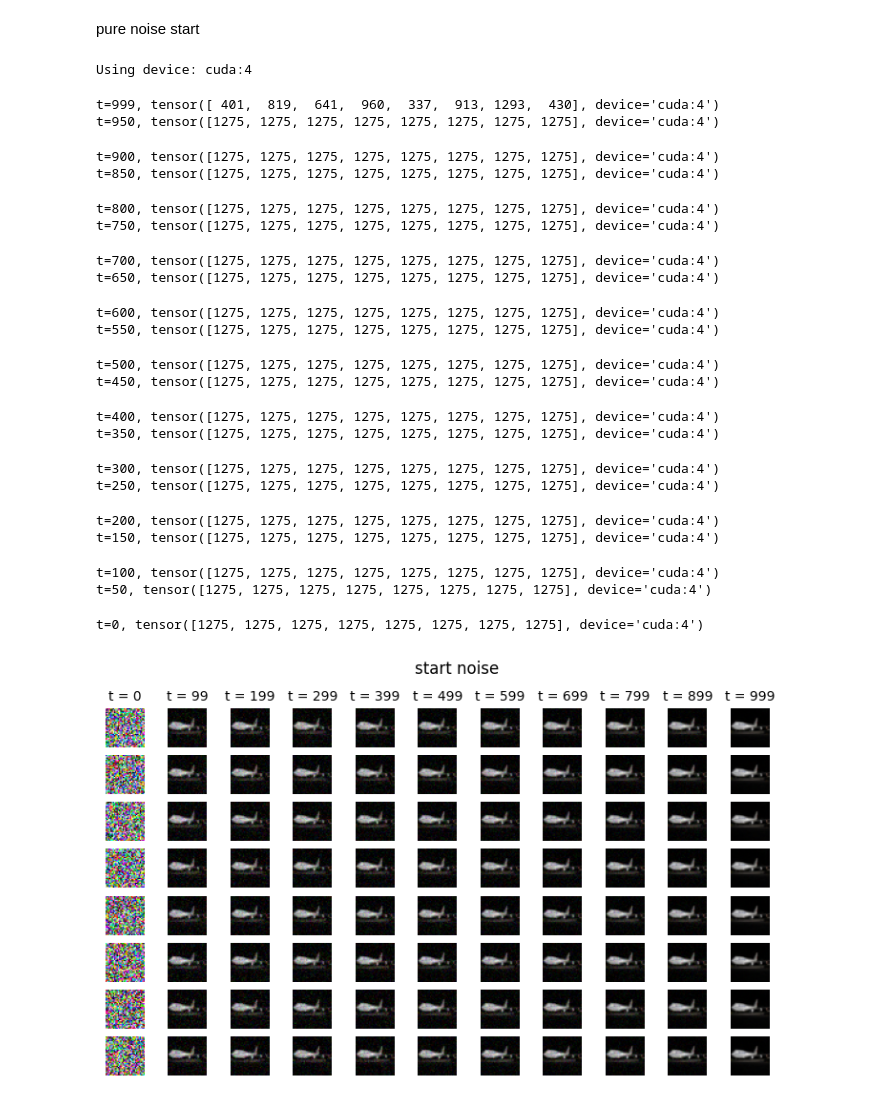
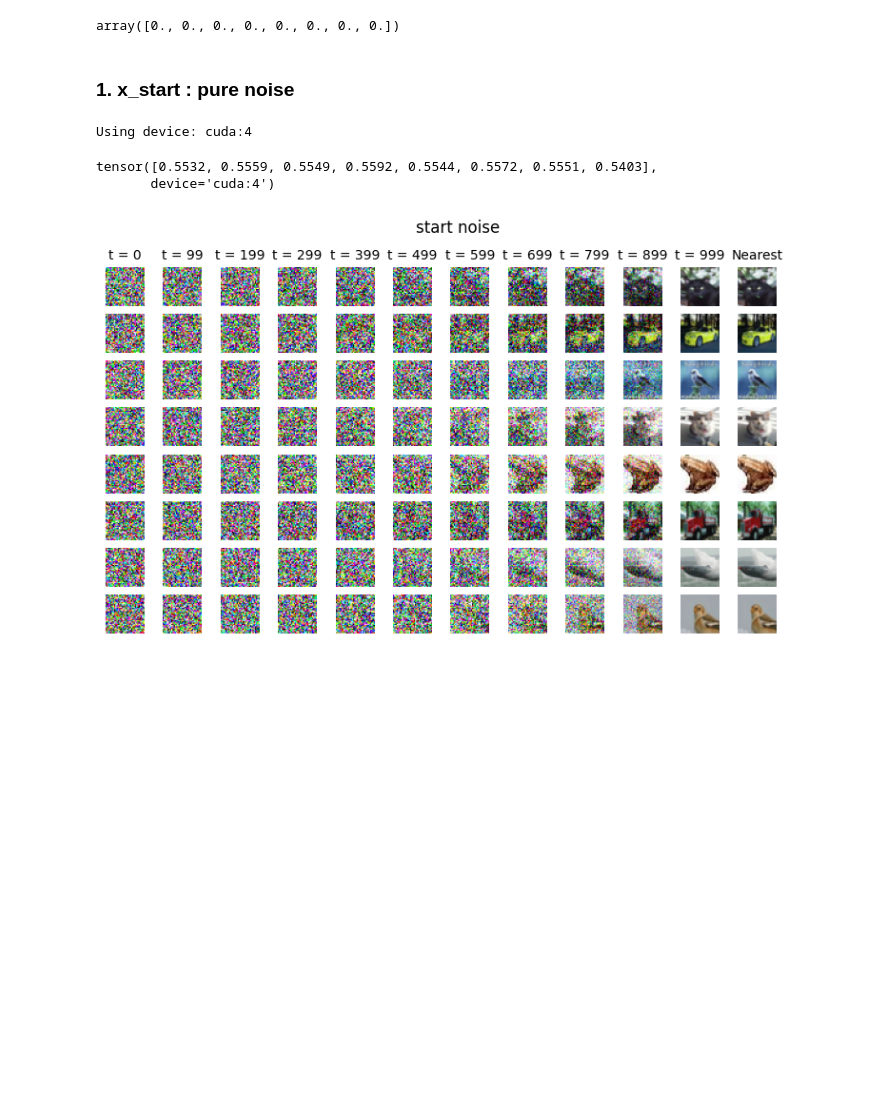
Before and after one commit to Shutian-Liang/score-closed, a Jupyter notebook: notebooks/sampling.ipynb, the cells around one changed output. Cells and saved outputs as stored; diff of their text form; code cells hidden in the pictures; blank space fills up the shorter version.

```diff
--- a/notebooks/sampling.ipynb
+++ b/notebooks/sampling.ipynb
@@ -5,6 +6,12 @@ import numpy as np
 sys.path.append(os.path.abspath(os.path.join(os.getcwd(), '..')))
 from utils.utils import Namespace, set_weights
 from src.score_solution import reverse_sde
+# %%
+dis = np.array([])
+dis = np.append(dis, np.zeros(8))
+dis
+# %% [output]
+array([0., 0., 0., 0., 0., 0., 0., 0.])
 # %%
 def normalize(imgs):
     """
@@ -15,12 +22,30 @@ def normalize(imgs):
     imgs = np.clip(imgs, 0, 1)
     return imgs
 
-def show_images(images, args, sde ):
+def find_nearest_neighbors_manual(query_images, database_images):
+    """
+    L2  distance for computing
+    """
+    q = query_images.unsqueeze(1)
+    d = database_images.unsqueeze(0)
+
+    dist_sq = torch.sum((q - d) ** 2, dim=(2, 3, 4))
+
+    dist_matrix = torch.sqrt(dist_sq) # shape (n, m)
+    nearest_distances, nearest_indices = torch.min(dist_matrix, dim=1)
+
+    return nearest_distances, nearest_indices
+
+def show_images(images, args, sde):
     """
     Show images in a grid,行列转置
     """
     import matplotlib.pyplot as plt
-    fig, axes = plt.subplots(args.batchsize, 12, figsize=(10, 5))
+    fig, axes = plt.subplots(args.batchsize, 13, figsize=(10, 5))
+    dis, indices = find_nearest_neighbors_manual(images[-1].to(sde.device), sde.images)
+    print(dis)
+    neighbor = normalize(sde.images[indices])
+    # sampling trajetory
     for i in range(11):
         index = max(0, i*100-1)
         imgs = normalize(images[index])
@@ -31,60 +56,50 @@ def show_images(images, args, sde ):
             if j == 0:
                 ax.set_title(f"t = {index}", fontsize=10)
 
+    # nearest neighbor
+    for j in range(args.batchsize):
+        ax = axes[j, 11]
+        ax.imshow(neighbor[j].transpose(1, 2, 0))
+        ax.axis('off')
+        if j == 0:
+            ax.set_title("Nearest", fontsize=10)
+
     if args.start == 'sub_noise':
         # 显示原始图像
         original_imgs = normalize(sde.sample)
         for j in range(args.batchsize):
-            ax = axes[j, 11]
+            ax = axes[j, 12]
             ax.imshow(original_imgs[j].transpose(1, 2, 0))
             ax.axis('off')
             if j == 0:
                 ax.set_title("Image", fontsize=10)
     else:
         for j in range(args.batchsize):
-            ax = axes[j, 11]
+            ax = axes[j, 12]
             # ax.imshow(original_imgs[j].transpose(1, 2, 0))
             ax.axis('off')
 
     plt.suptitle(f'start {args.start}')
     plt.subplots_adjust(wspace=0.2)
-    plt.show()
+    return fig, axes, dis
 # %% [markdown]
-pure noise start
+### 1. x_start : pure noise
 # %%
 args = Namespace(
     sde_version='vp',
     device=4,
     timesteps=1000,
     start='noise',
     batchsize=8,
-    temperature=5.0)
+    temperature=1.0,
+    dataset='1k')
 weights = set_weights(args)
 sde = reverse_sde(args, weights)
 
 images = sde.p_sample_loop(return_all_time_steps=True)
-show_images(images, args, sde)
+fig, axes, dis = show_images(images, args, sde)
 # %% [output]
 Using device: cuda:4
-t=999, tensor([ 401,  819,  641,  960,  337,  913, 1293,  430], device='cuda:4')
-t=950, tensor([1275, 1275, 1275, 1275, 1275, 1275, 1275, 1275], device='cuda:4')
+tensor([0.5532, 0.5559, 0.5549, 0.5592, 0.5544, 0.5572, 0.5551, 0.5403],
+       device='cuda:4')
-t=900, tensor([1275, 1275, 1275, 1275, 1275, 1275, 1275, 1275], device='cuda:4')
-t=850, tensor([1275, 1275, 1275, 1275, 1275, 1275, 1275, 1275], device='cuda:4')
-t=800, tensor([1275, 1275, 1275, 1275, 1275, 1275, 1275, 1275], device='cuda:4')
-t=750, tensor([1275, 1275, 1275, 1275, 1275, 1275, 1275, 1275], device='cuda:4')
-t=700, tensor([1275, 1275, 1275, 1275, 1275, 1275, 1275, 1275], device='cuda:4')
-t=650, tensor([1275, 1275, 1275, 1275, 1275, 1275, 1275, 1275], device='cuda:4')
-t=600, tensor([1275, 1275, 1275, 1275, 1275, 1275, 1275, 1275], device='cuda:4')
-t=550, tensor([1275, 1275, 1275, 1275, 1275, 1275, 1275, 1275], device='cuda:4')
-t=500, tensor([1275, 1275, 1275, 1275, 1275, 1275, 1275, 1275], device='cuda:4')
-t=450, tensor([1275, 1275, 1275, 1275, 1275, 1275, 1275, 1275], device='cuda:4')
-t=400, tensor([1275, 1275, 1275, 1275, 1275, 1275, 1275, 1275], device='cuda:4')
-t=350, tensor([1275, 1275, 1275, 1275, 1275, 1275, 1275, 1275], device='cuda:4')
-t=300, tensor([1275, 1275, 1275, 1275, 1275, 1275, 1275, 1275], device='cuda:4')
-t=250, tensor([1275, 1275, 1275, 1275, 1275, 1275, 1275, 1275], device='cuda:4')
-t=200, tensor([1275, 1275, 1275, 1275, 1275, 1275, 1275, 1275], device='cuda:4')
-t=150, tensor([1275, 1275, 1275, 1275, 1275, 1275, 1275, 1275], device='cuda:4')
-t=100, tensor([1275, 1275, 1275, 1275, 1275, 1275, 1275, 1275], device='cuda:4')
-t=50, tensor([1275, 1275, 1275, 1275, 1275, 1275, 1275, 1275], device='cuda:4')
-t=0, tensor([1275, 1275, 1275, 1275, 1275, 1275, 1275, 1275], device='cuda:4')
-[figure, old version]
+[figure, new version]
```
Also changed, not shown: parts of 8 cells of this notebook, 4 other files.
